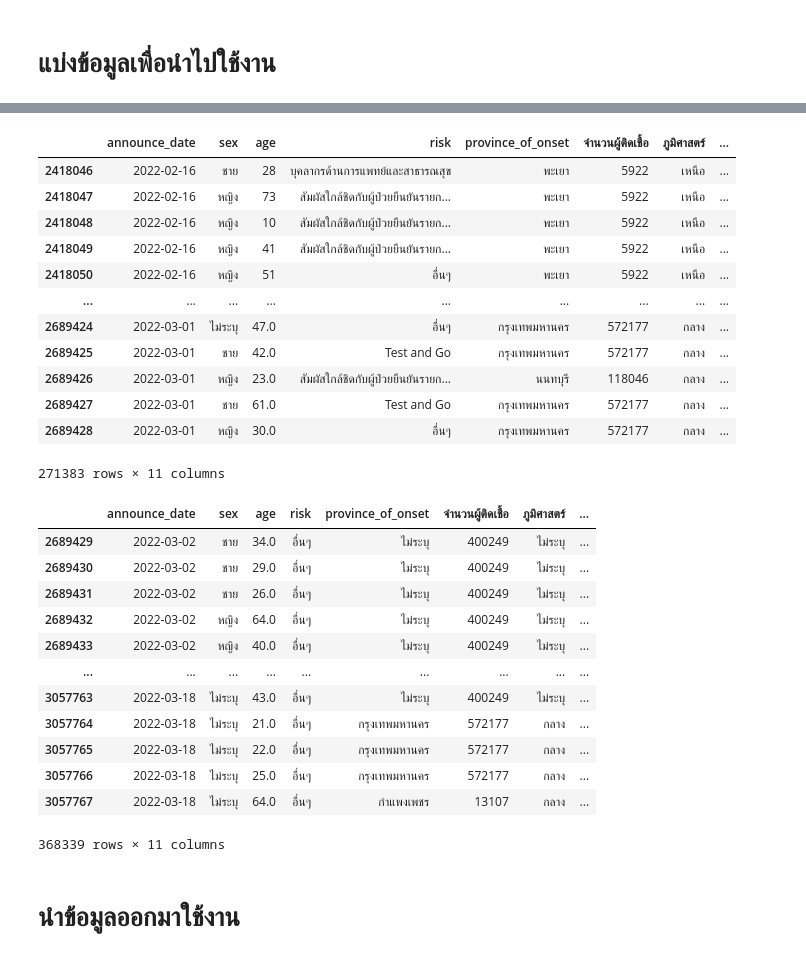
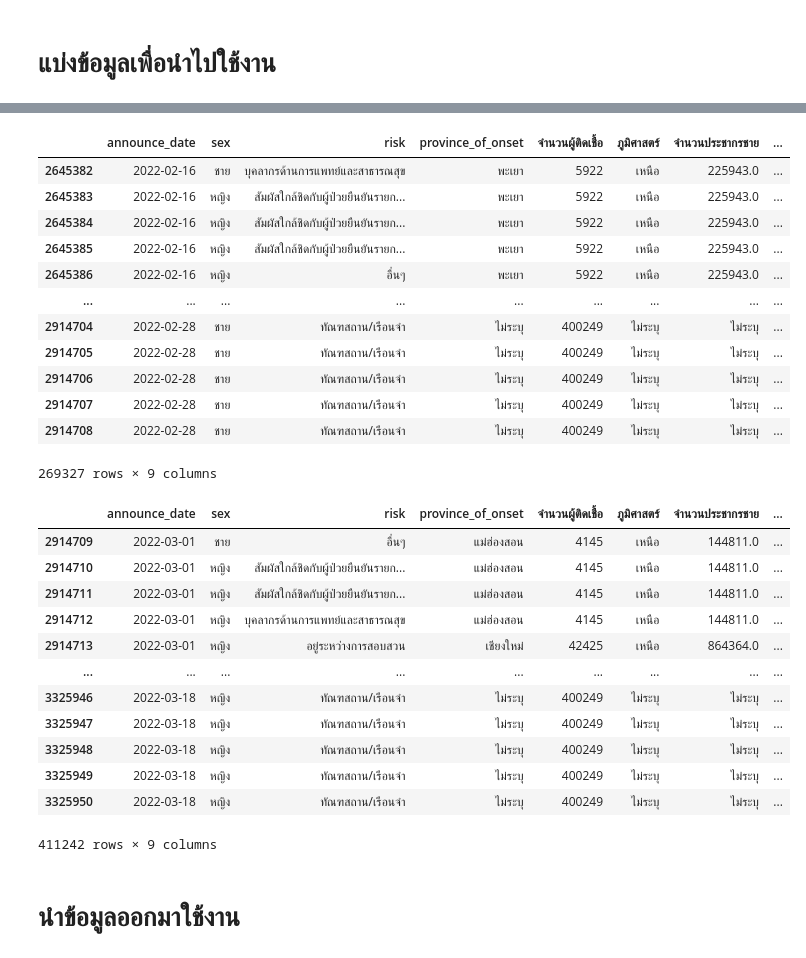
Before and after one commit to Wikanda-Hongboonmee/data_viz_2022, a Jupyter notebook: Project_DataViz.ipynb, the cells around one changed output, grey strips where cells are left out. Cells and saved outputs as stored; diff of their text form; code cells hidden in the pictures.

```diff
--- a/Project_DataViz.ipynb
+++ b/Project_DataViz.ipynb
@@ -1043,6 +1007,6 @@ data_file
 | 77 | 6412 | 96 | จังหวัดนราธิวาส | 0 | - | 0 | - | ... |
 78 rows × 13 columns
 # %%
-data_city= data_file[['ชื่อจังหวัด','จำนวนประชากรชาย','จำนวนประชากรหญิง','จำนวนประชากรทั้งหมด']]
+data_city= data_file[['ชื่อจังหวัด','จำนวนประชากรชาย','จำนวนประชากรหญิง','จำนวนประชากรทั้งหมด','จำนวนบ้าน (หลังคาเรือน)']]
 data_city
 # %% [output]
@@ -1177,6 +1142,6 @@ See the caveats in the documentation: https://pandas.pydata.org/pandas-docs/stab
 * ข้อมูล Data Covid ข้อมูลภูมิภาค
 * ข้อมูลจำนวนประชากรในประเทศไทย แยกตามพื้นที่
 # %%
-data_finish = data_new[['announce_date','sex','age','risk','province_of_onset','จำนวนผู้ติดเชื้อ','ภูมิศาสตร์']]
+data_finish = data_new[['announce_date','sex','risk','province_of_onset','จำนวนผู้ติดเชื้อ','ภูมิศาสตร์']]
 data_finish
 # %% [output]
@@ -1212,0 +1180,3 @@ data_finish_new
+# %%
+data_finish_new = data_finish_new[['announce_date','sex','risk','province_of_onset','จำนวนผู้ติดเชื้อ','ภูมิศาสตร์','จำนวนประชากรชาย','จำนวนประชากรหญิง','จำนวนประชากรทั้งหมด']]
+data_finish_new
@@ -1232,3 +1211,0 @@ dtype: bool
-# %%
-# แทนค่า Missing ของคอลัมน์ 'ชื่อจังหวัด' เป็น 'ไม่ระบุ'
-data_finish_new[['ชื่อจังหวัด']] = data_finish_new[['ชื่อจังหวัด']].fillna('ไม่ระบุ') ##แทนค่า NaN เป็น ไม่ระบุ
@@ -1498,37 +1474,37 @@ data_9_y22 # ข้อมูลวันที่ 1 มกราคม - 15 ก
 # %%
-data_10_y22 = data_finish_new[(data_finish_new['announce_date'] >= '2022-02-16') & (data_finish_new['announce_date'] <= '2022-03-01')]
-data_10_y22 # ข้อมูลวันที่ 16 กุมภาพันธ์ - 1 มีนาคม 2022
+data_10_y22 = data_finish_new[(data_finish_new['announce_date'] >= '2022-02-16') & (data_finish_new['announce_date'] <= '2022-02-28')]
+data_10_y22 # ข้อมูลวันที่ 16 กุมภาพันธ์ - 28 กุมภาพันธ์ 2022
 # %% [output]
-|  | announce_date | sex | age | risk | province_of_onset | จำนวนผู้ติดเชื้อ | ภูมิศาสตร์ | ... |
-| 2418046 | 2022-02-16 | ชาย | 28 | บุคลากรด้านการแพทย์และสาธารณสุข | พะเยา | 5922 | เหนือ | ... |
-| 2418047 | 2022-02-16 | หญิง | 73 | สัมผัสใกล้ชิดกับผู้ป่วยยืนยันรายก... | พะเยา | 5922 | เหนือ | ... |
-| 2418048 | 2022-02-16 | หญิง | 10 | สัมผัสใกล้ชิดกับผู้ป่วยยืนยันรายก... | พะเยา | 5922 | เหนือ | ... |
-| 2418049 | 2022-02-16 | หญิง | 41 | สัมผัสใกล้ชิดกับผู้ป่วยยืนยันรายก... | พะเยา | 5922 | เหนือ | ... |
-| 2418050 | 2022-02-16 | หญิง | 51 | อื่นๆ | พะเยา | 5922 | เหนือ | ... |
+|  | announce_date | sex | risk | province_of_onset | จำนวนผู้ติดเชื้อ | ภูมิศาสตร์ | จำนวนประชากรชาย | ... |
+| 2645382 | 2022-02-16 | ชาย | บุคลากรด้านการแพทย์และสาธารณสุข | พะเยา | 5922 | เหนือ | 225943.0 | ... |
+| 2645383 | 2022-02-16 | หญิง | สัมผัสใกล้ชิดกับผู้ป่วยยืนยันรายก... | พะเยา | 5922 | เหนือ | 225943.0 | ... |
+| 2645384 | 2022-02-16 | หญิง | สัมผัสใกล้ชิดกับผู้ป่วยยืนยันรายก... | พะเยา | 5922 | เหนือ | 225943.0 | ... |
+| 2645385 | 2022-02-16 | หญิง | สัมผัสใกล้ชิดกับผู้ป่วยยืนยันรายก... | พะเยา | 5922 | เหนือ | 225943.0 | ... |
+| 2645386 | 2022-02-16 | หญิง | อื่นๆ | พะเยา | 5922 | เหนือ | 225943.0 | ... |
 | ... | ... | ... | ... | ... | ... | ... | ... | ... |
-| 2689424 | 2022-03-01 | ไม่ระบุ | 47.0 | อื่นๆ | กรุงเทพมหานคร | 572177 | กลาง | ... |
-| 2689425 | 2022-03-01 | ชาย | 42.0 | Test and Go | กรุงเทพมหานคร | 572177 | กลาง | ... |
-| 2689426 | 2022-03-01 | หญิง | 23.0 | สัมผัสใกล้ชิดกับผู้ป่วยยืนยันรายก... | นนทบุรี | 118046 | กลาง | ... |
-| 2689427 | 2022-03-01 | ชาย | 61.0 | Test and Go | กรุงเทพมหานคร | 572177 | กลาง | ... |
-| 2689428 | 2022-03-01 | หญิง | 30.0 | อื่นๆ | กรุงเทพมหานคร | 572177 | กลาง | ... |
+| 2914704 | 2022-02-28 | ชาย | ทัณฑสถาน/เรือนจำ | ไม่ระบุ | 400249 | ไม่ระบุ | ไม่ระบุ | ... |
+| 2914705 | 2022-02-28 | ชาย | ทัณฑสถาน/เรือนจำ | ไม่ระบุ | 400249 | ไม่ระบุ | ไม่ระบุ | ... |
+| 2914706 | 2022-02-28 | ชาย | ทัณฑสถาน/เรือนจำ | ไม่ระบุ | 400249 | ไม่ระบุ | ไม่ระบุ | ... |
+| 2914707 | 2022-02-28 | ชาย | ทัณฑสถาน/เรือนจำ | ไม่ระบุ | 400249 | ไม่ระบุ | ไม่ระบุ | ... |
+| 2914708 | 2022-02-28 | ชาย | ทัณฑสถาน/เรือนจำ | ไม่ระบุ | 400249 | ไม่ระบุ | ไม่ระบุ | ... |
-271383 rows × 11 columns
+269327 rows × 9 columns
 # %%
-data_11_y22 = data_finish_new[(data_finish_new['announce_date'] >= '2022-03-02') & (data_finish_new['announce_date'] <= '2022-03-18')]
-data_11_y22 # ข้อมูลวันที่ 2 มีนาคม - 18 มีนาคม  2022
+data_11_y22 = data_finish_new[(data_finish_new['announce_date'] >= '2022-03-01') & (data_finish_new['announce_date'] <= '2022-03-18')]
+data_11_y22 # ข้อมูลวันที่ 1 มีนาคม - 18 มีนาคม  2022
 # %% [output]
-|  | announce_date | sex | age | risk | province_of_onset | จำนวนผู้ติดเชื้อ | ภูมิศาสตร์ | ... |
-| 2689429 | 2022-03-02 | ชาย | 34.0 | อื่นๆ | ไม่ระบุ | 400249 | ไม่ระบุ | ... |
-| 2689430 | 2022-03-02 | ชาย | 29.0 | อื่นๆ | ไม่ระบุ | 400249 | ไม่ระบุ | ... |
-| 2689431 | 2022-03-02 | ชาย | 26.0 | อื่นๆ | ไม่ระบุ | 400249 | ไม่ระบุ | ... |
-| 2689432 | 2022-03-02 | หญิง | 64.0 | อื่นๆ | ไม่ระบุ | 400249 | ไม่ระบุ | ... |
-| 2689433 | 2022-03-02 | หญิง | 40.0 | อื่นๆ | ไม่ระบุ | 400249 | ไม่ระบุ | ... |
+|  | announce_date | sex | risk | province_of_onset | จำนวนผู้ติดเชื้อ | ภูมิศาสตร์ | จำนวนประชากรชาย | ... |
+| 2914709 | 2022-03-01 | ชาย | อื่นๆ | แม่ฮ่องสอน | 4145 | เหนือ | 144811.0 | ... |
+| 2914710 | 2022-03-01 | หญิง | สัมผัสใกล้ชิดกับผู้ป่วยยืนยันรายก... | แม่ฮ่องสอน | 4145 | เหนือ | 144811.0 | ... |
+| 2914711 | 2022-03-01 | หญิง | สัมผัสใกล้ชิดกับผู้ป่วยยืนยันรายก... | แม่ฮ่องสอน | 4145 | เหนือ | 144811.0 | ... |
+| 2914712 | 2022-03-01 | หญิง | บุคลากรด้านการแพทย์และสาธารณสุข | แม่ฮ่องสอน | 4145 | เหนือ | 144811.0 | ... |
+| 2914713 | 2022-03-01 | หญิง | อยู่ระหว่างการสอบสวน | เชียงใหม่ | 42425 | เหนือ | 864364.0 | ... |
 | ... | ... | ... | ... | ... | ... | ... | ... | ... |
-| 3057763 | 2022-03-18 | ไม่ระบุ | 43.0 | อื่นๆ | ไม่ระบุ | 400249 | ไม่ระบุ | ... |
-| 3057764 | 2022-03-18 | ไม่ระบุ | 21.0 | อื่นๆ | กรุงเทพมหานคร | 572177 | กลาง | ... |
-| 3057765 | 2022-03-18 | ไม่ระบุ | 22.0 | อื่นๆ | กรุงเทพมหานคร | 572177 | กลาง | ... |
-| 3057766 | 2022-03-18 | ไม่ระบุ | 25.0 | อื่นๆ | กรุงเทพมหานคร | 572177 | กลาง | ... |
-| 3057767 | 2022-03-18 | ไม่ระบุ | 64.0 | อื่นๆ | กำแพงเพชร | 13107 | กลาง | ... |
+| 3325946 | 2022-03-18 | หญิง | ทัณฑสถาน/เรือนจำ | ไม่ระบุ | 400249 | ไม่ระบุ | ไม่ระบุ | ... |
+| 3325947 | 2022-03-18 | หญิง | ทัณฑสถาน/เรือนจำ | ไม่ระบุ | 400249 | ไม่ระบุ | ไม่ระบุ | ... |
+| 3325948 | 2022-03-18 | หญิง | ทัณฑสถาน/เรือนจำ | ไม่ระบุ | 400249 | ไม่ระบุ | ไม่ระบุ | ... |
+| 3325949 | 2022-03-18 | หญิง | ทัณฑสถาน/เรือนจำ | ไม่ระบุ | 400249 | ไม่ระบุ | ไม่ระบุ | ... |
+| 3325950 | 2022-03-18 | หญิง | ทัณฑสถาน/เรือนจำ | ไม่ระบุ | 400249 | ไม่ระบุ | ไม่ระบุ | ... |
-368339 rows × 11 columns
+411242 rows × 9 columns
 # %% [markdown]
 # **นำข้อมูลออกมาใช้งาน**
 # %%
```
Also changed, not shown: parts of 54 cells of this notebook.
